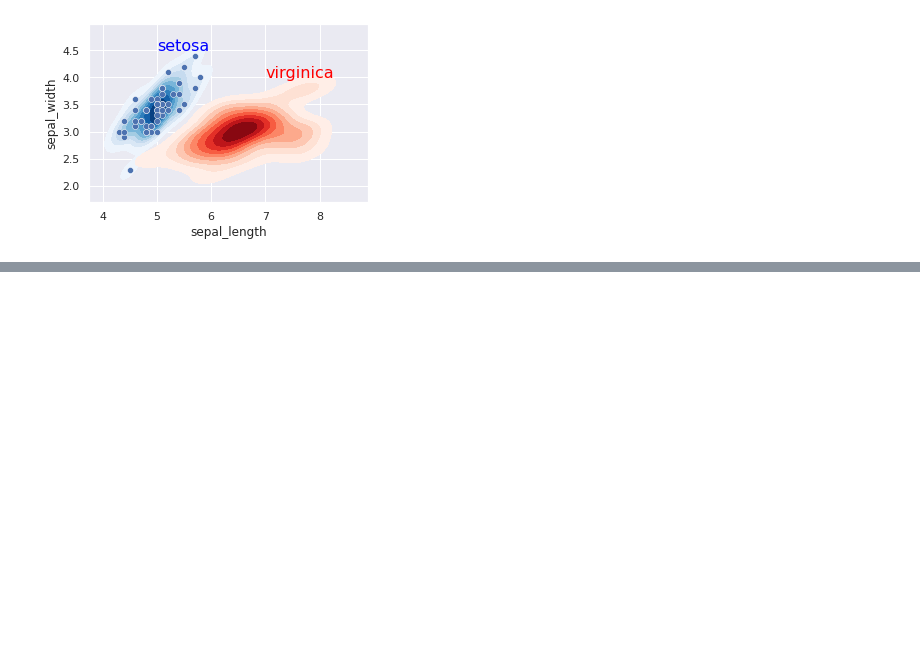
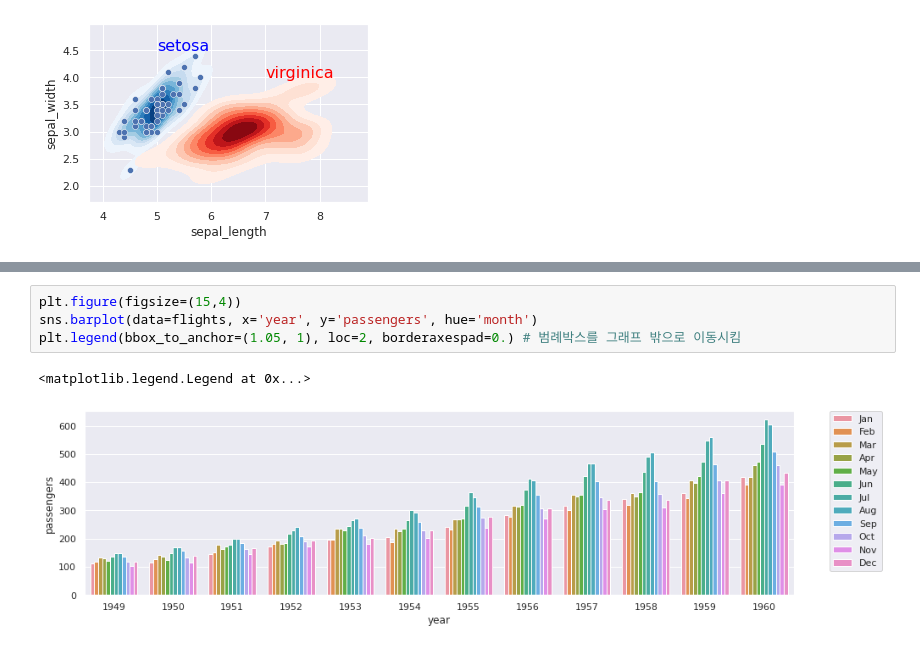
Before and after one commit to Jake0925/Seaborn, a Jupyter notebook: SeabornAll.ipynb, the cells around one changed output, grey strips where cells are left out. Cells and saved outputs as stored; diff of their text form; blank space fills up the shorter version.

```diff
--- a/SeabornAll.ipynb
+++ b/SeabornAll.ipynb
@@ -541,0 +590,7 @@ sns.scatterplot(data=df_setosa, x='sepal_length', y='sepal_width')
+# %%
+plt.figure(figsize=(15,4))
+sns.barplot(data=flights, x='year', y='passengers', hue='month')
+plt.legend(bbox_to_anchor=(1.05, 1), loc=2, borderaxespad=0.) # 범례박스를 그래프 밖으로 이동시킴
+# %% [output]
+<matplotlib.legend.Legend at 0x...>
+[figure, added]
```
Also changed, not shown: parts of 41 cells of this notebook.
